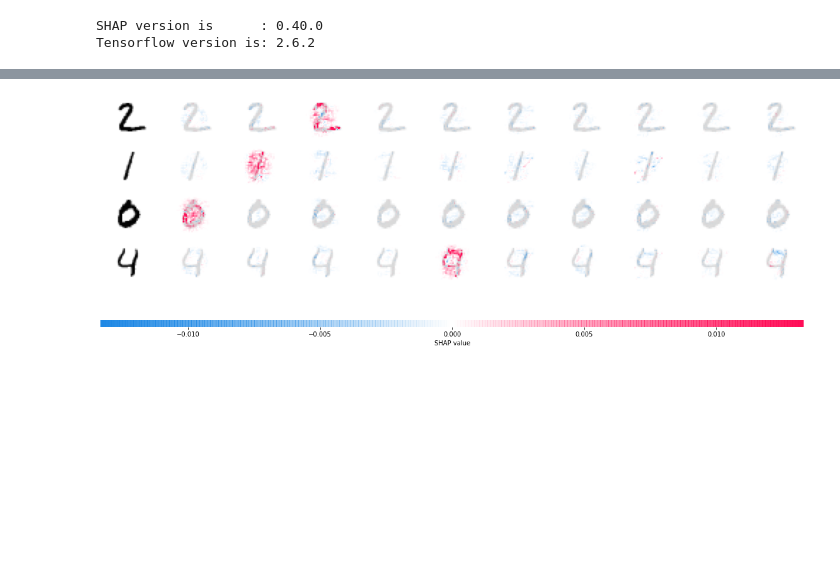
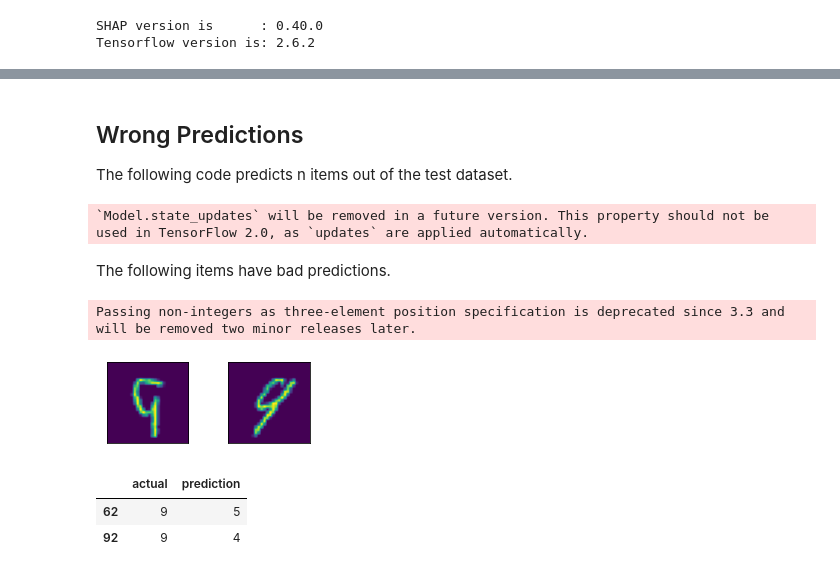
Before and after one commit to raffaelschmid/xai-adversarial-attack, a Jupyter notebook: notebook/evaluation/02_explain_shap.ipynb, the cells around one changed output, grey strips where cells are left out. Drawn from its saved outputs; the diff is of its cells as text; code cells hidden in the pictures; blank space fills up the shorter version.

```diff
--- a/notebook/evaluation/02_explain_shap.ipynb
+++ b/notebook/evaluation/02_explain_shap.ipynb
@@ -58,4 +33,25 @@ WARNING:tensorflow:From /Users/raffael/learn/fhnw/xai/xai-adversarial-attack/.ve
-# %%
-shap.image_plot(shap_values, -x_test_reshaped[1:elements])
-# %% [output]
-[figure, removed]
+# %% [markdown]
+## Wrong Predictions
+The following code predicts n items out of the test dataset.
+# %%
+compare_items = 100
+prediction = [argmax(x) for x in model.predict(x_test_reshaped[:compare_items])]
+expectation = y_test_reshaped[:compare_items]
+
+comparison = concat([expectation.rename('actual'), DataFrame(prediction, columns=['prediction'])], axis=1)
+missmatch_ids = comparison[comparison.prediction != comparison.actual].index
+# %% [output]
+`Model.state_updates` will be removed in a future version. This property should not be used in TensorFlow 2.0, as `updates` are applied automatically.
+# %% [markdown]
+The following items have bad predictions.
+# %%
+display_dataframe(x_test.iloc[missmatch_ids])
+# %% [output]
+Passing non-integers as three-element position specification is deprecated since 3.3 and will be removed two minor releases later.
+[figure, added]
+# %%
+comparison[comparison.prediction != comparison.actual]
+# %% [output]
+|  | actual | prediction |
+| 62 | 9 | 5 |
+| 92 | 9 | 4 |
```
Also changed, not shown: parts of 10 cells of this notebook, 2 other files.
